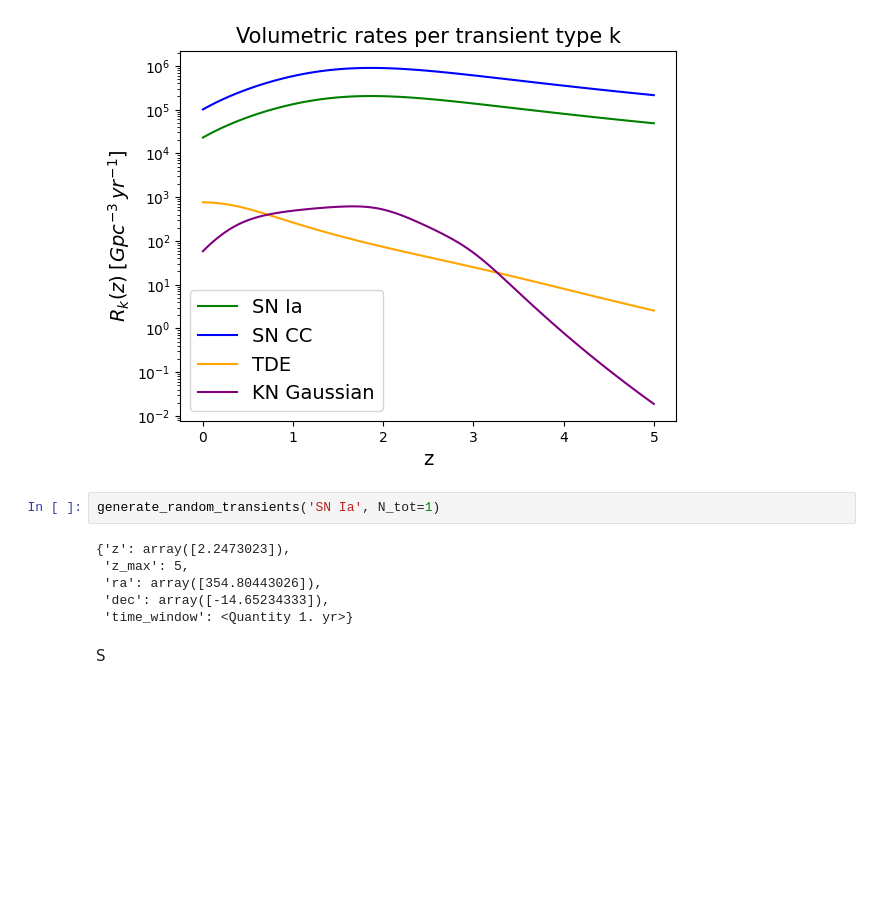
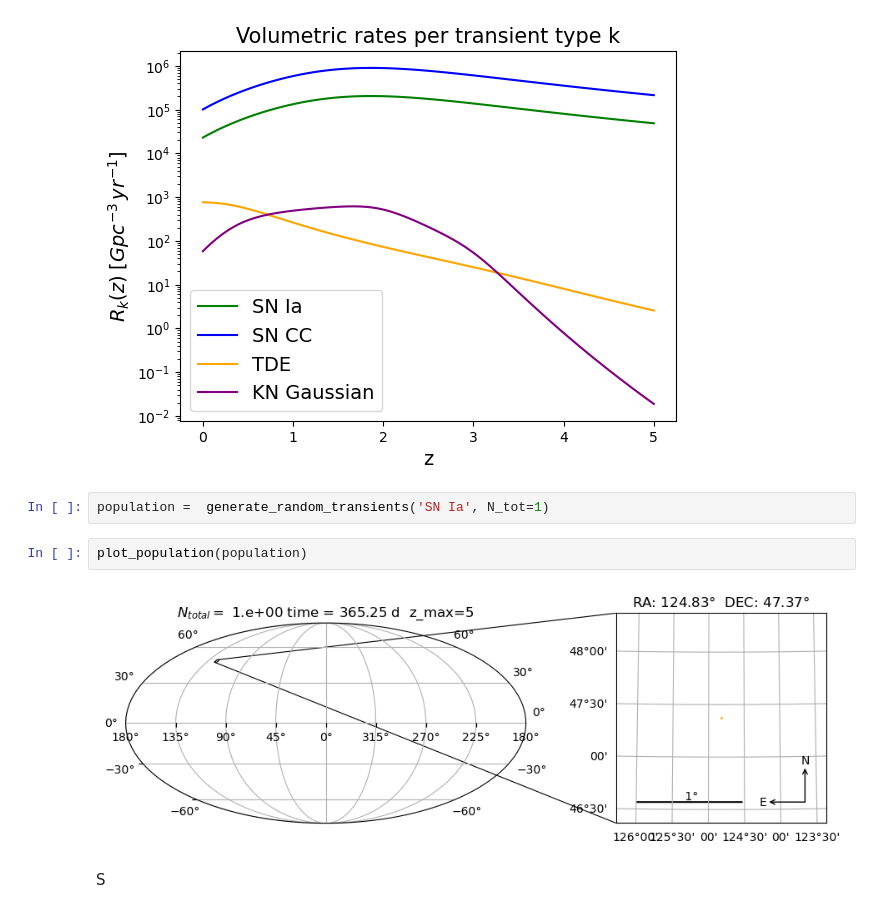
Before and after one commit to krissylla/TransientSimulation, a Jupyter notebook: Tutorials/random_population.ipynb, the cells around one changed output. Drawn from its saved outputs; the diff is of its cells as text; blank space fills up the shorter version.

```diff
--- a/Tutorials/random_population.ipynb
+++ b/Tutorials/random_population.ipynb
@@ -18,12 +36,10 @@ plot_rates()
 # %% [output]
 [figure]
 # %%
-generate_random_transients('SN Ia', N_tot=1)
+population =  generate_random_transients('SN Ia', N_tot=1)
-# %% [output]
-{'z': array([2.2473023]),
- 'z_max': 5,
- 'ra': array([354.80443026]),
- 'dec': array([-14.65234333]),
- 'time_window': <Quantity 1. yr>}
+# %%
+plot_population(population)
+# %% [output]
+[figure, added]
 # %% [markdown]
 S
```
Also changed, not shown: parts of 2 cells of this notebook.
